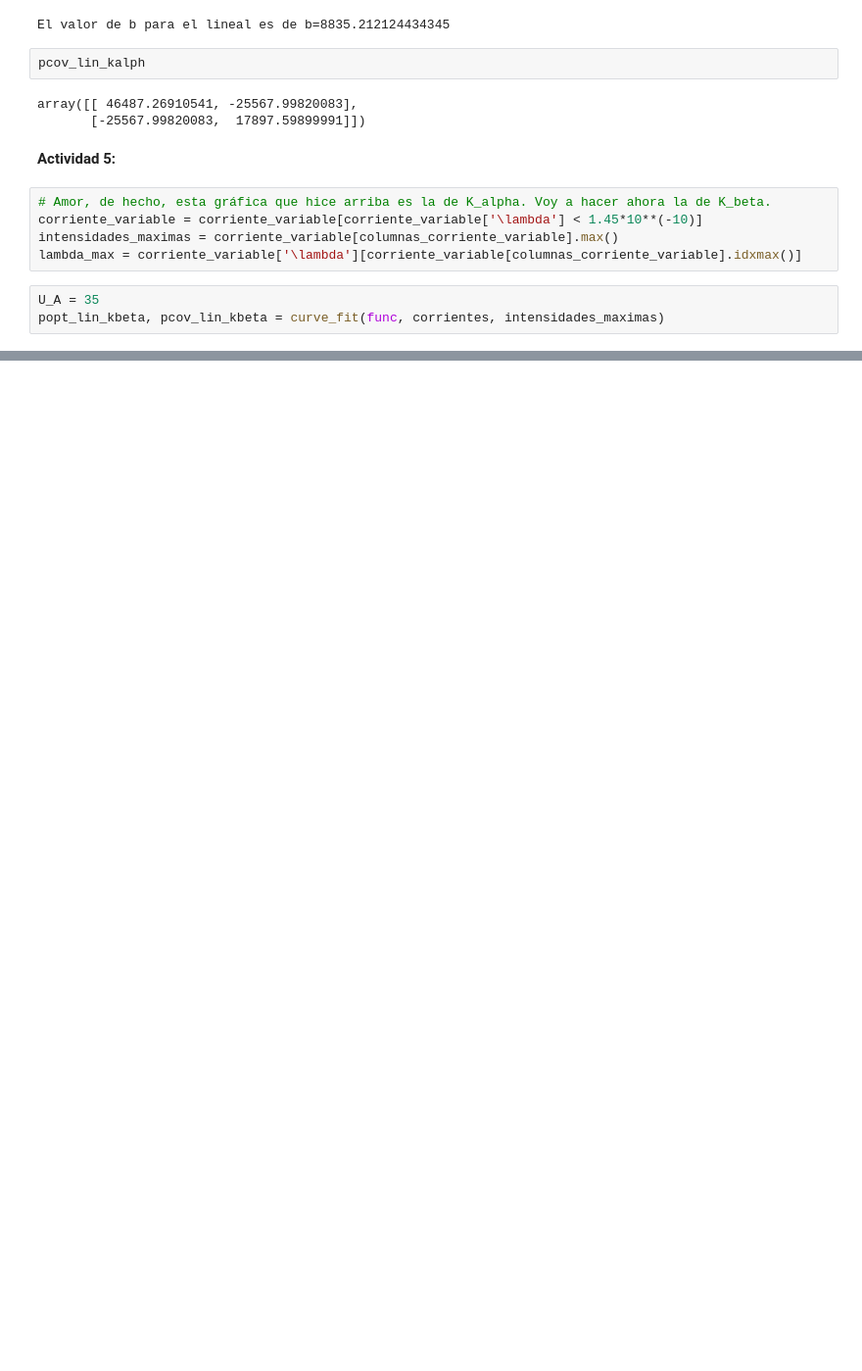
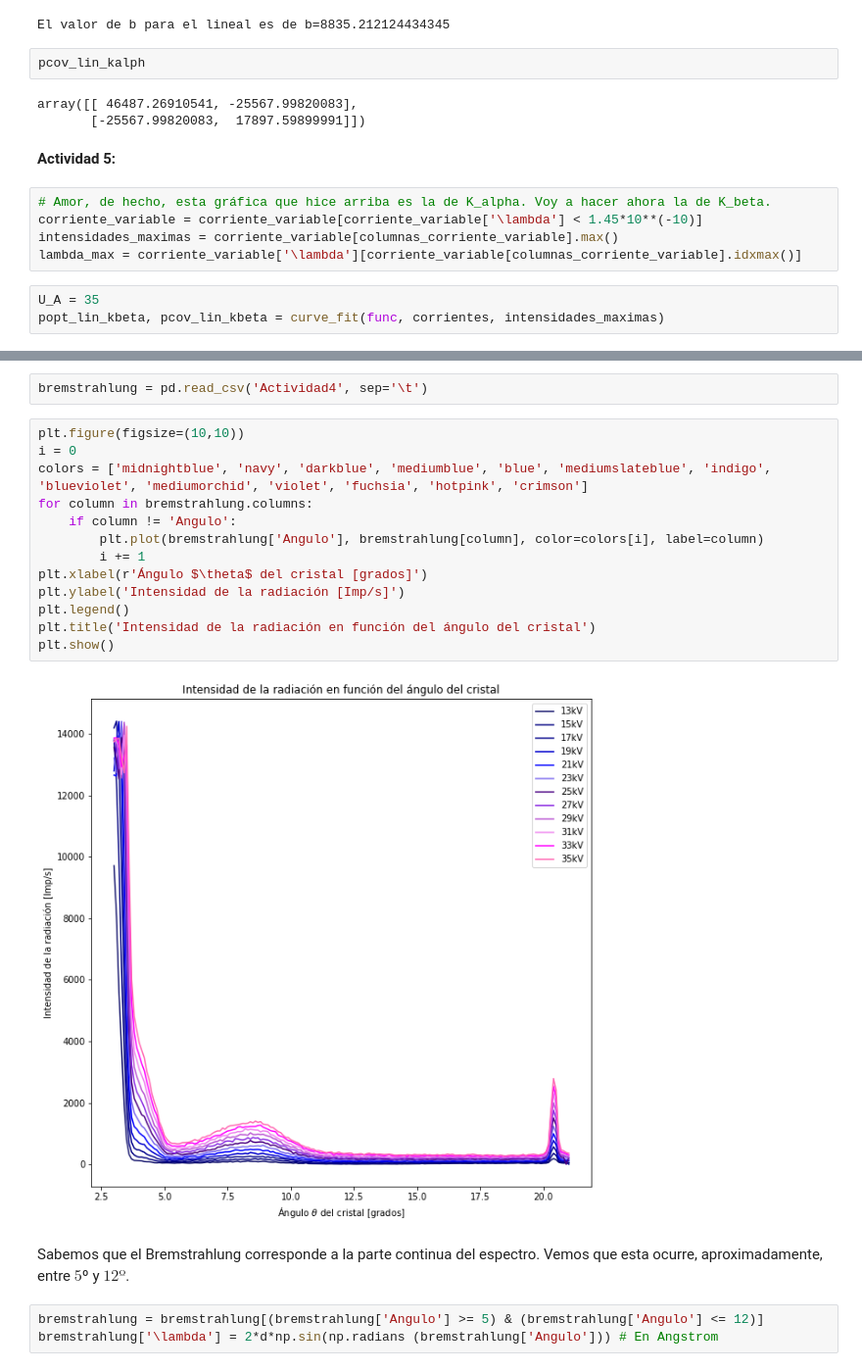
Before and after one commit to sofiaalvarezlopez/Laboratorio-Intermedio, a Jupyter notebook: Rayos X/Análisis de Datos - Informe.ipynb, the cells around one changed output, grey strips where cells are left out. Shown at 98% size. Cells and saved outputs as stored; diff of their text form; blank space fills up the shorter version.

```diff
--- a/Rayos X/Análisis de Datos - Informe.ipynb
+++ b/Rayos X/Análisis de Datos - Informe.ipynb
@@ -475,0 +466,22 @@ array([[0.11801498]])
+# %%
+bremstrahlung = pd.read_csv('Actividad4', sep='\t')
+# %%
+plt.figure(figsize=(10,10))
+i = 0
+colors = ['midnightblue', 'navy', 'darkblue', 'mediumblue', 'blue', 'mediumslateblue', 'indigo', 'blueviolet', 'mediumorchid', 'violet', 'fuchsia', 'hotpink', 'crimson']
+for column in bremstrahlung.columns:
+    if column != 'Angulo':
+        plt.plot(bremstrahlung['Angulo'], bremstrahlung[column], color=colors[i], label=column)
+        i += 1
+plt.xlabel(r'Ángulo $\theta$ del cristal [grados]')
+plt.ylabel('Intensidad de la radiación [Imp/s]')
+plt.legend()
+plt.title('Intensidad de la radiación en función del ángulo del cristal')
+plt.show()
+# %% [output]
+[figure, added]
+# %% [markdown]
+Sabemos que el Bremstrahlung corresponde a la parte continua del espectro. Vemos que esta ocurre, aproximadamente, entre $5$º y $12º$.
+# %%
+bremstrahlung = bremstrahlung[(bremstrahlung['Angulo'] >= 5) & (bremstrahlung['Angulo'] <= 12)]
+bremstrahlung['\lambda'] = 2*d*np.sin(np.radians (bremstrahlung['Angulo'])) # En Angstrom
```
Also changed, not shown: parts of 21 cells of this notebook.
